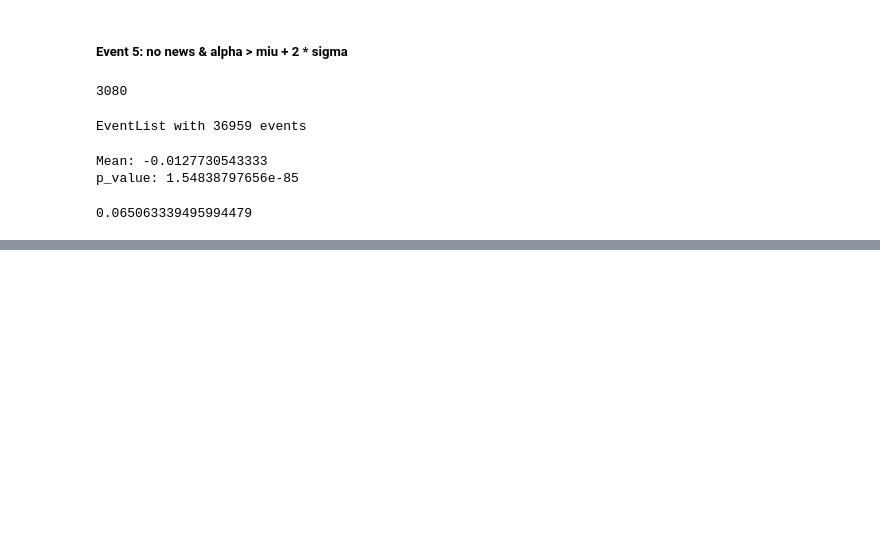
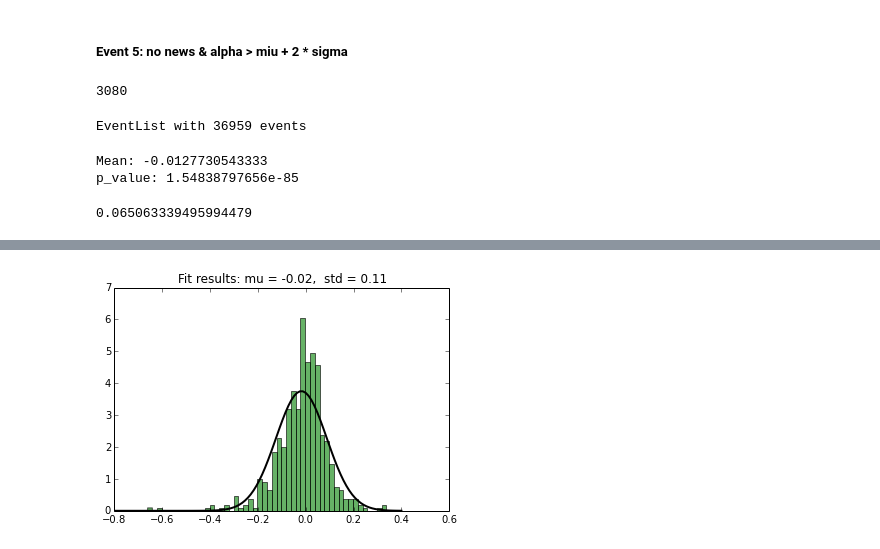
Before and after one commit to matwrob/blvresearch, a Jupyter notebook: cases/bad_news/0003 - basic events for US [27.03.2014].ipynb, the cells around one changed output, grey strips where cells are left out. Cells and saved outputs as stored; diff of their text form; code cells hidden in the pictures; blank space fills up the shorter version.

```diff
--- a/cases/bad_news/0003 - basic events for US [27.03.2014].ipynb
+++ b/cases/bad_news/0003 - basic events for US [27.03.2014].ipynb
@@ -270,0 +281,16 @@ np.mean([e.concat_data.series_after('alpha', lag=0, length=1) for e in list5])
+# %%
+class ManyNewsAlphaBetweenMinus2pctAndMiuMinus2Sigmas(NewsEvent):
+    def triggers(self):
+        if (self.has_many_news and
+            self.alpha_is_greater_than_miu_minus_2_sigmas and
+            self.alpha_is_smaller_than_minus_2pct):
+            return True
+        return False
+# %%
+detector8 = EventDetector(ManyNewsAlphaBetweenMinus2pctAndMiuMinus2Sigmas)
+# %%
+events8 = dict()
+for entity_id, entity_data in DATA.items():
+    entity_events = detector8.run(entity_id, entity_data, META[entity_id])
+    if len(entity_events) > 0:
+        events8[entity_id] = entity_events
@@ -270,0 +301,2 @@ np.mean([e.concat_data.series_after('alpha', lag=0, length=1) for e in list5])
+# %%
+list8 = EventList.from_dict(events8)
@@ -270,0 +324,4 @@ np.mean([e.concat_data.series_after('alpha', lag=0, length=1) for e in list5])
+# %%
+plot_histogram_of_alphas(list8)
+# %% [output]
+[figure, added]
```
Also changed, not shown: parts of 40 cells of this notebook, 7 other files.
